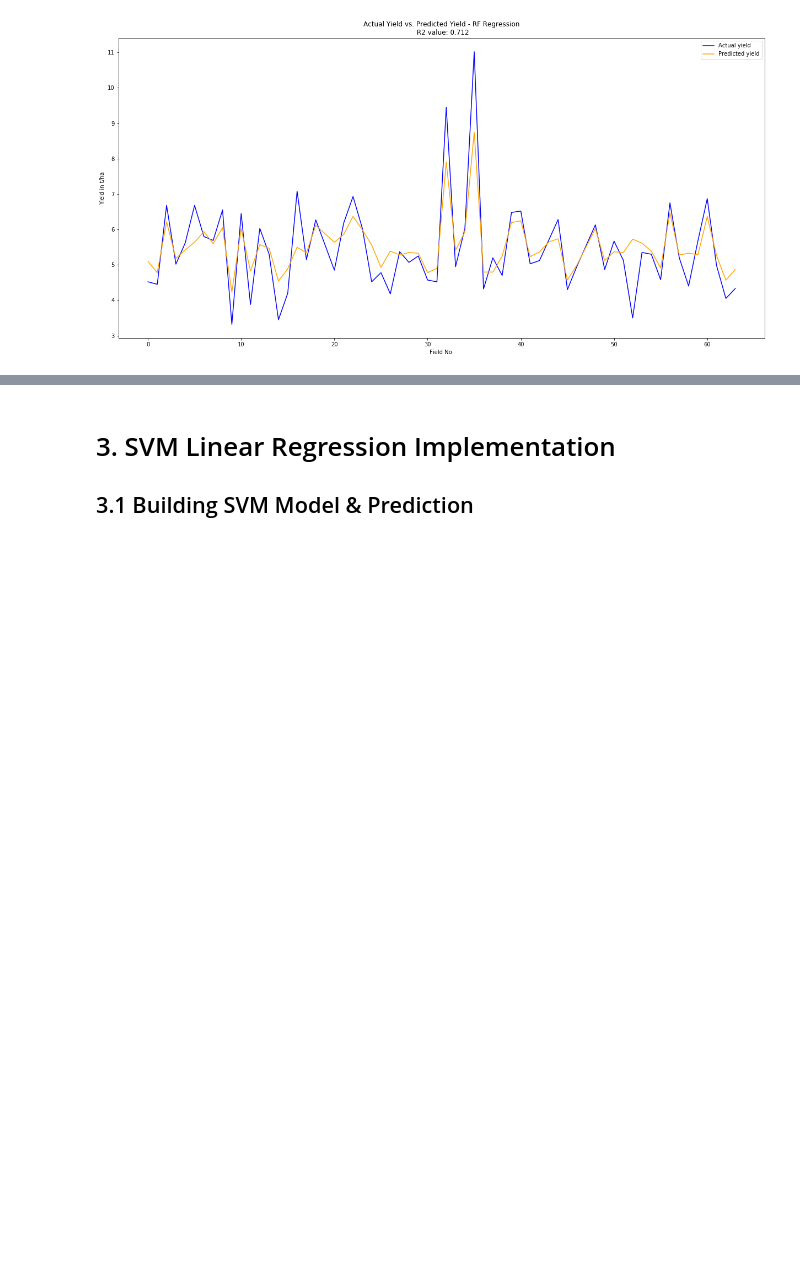
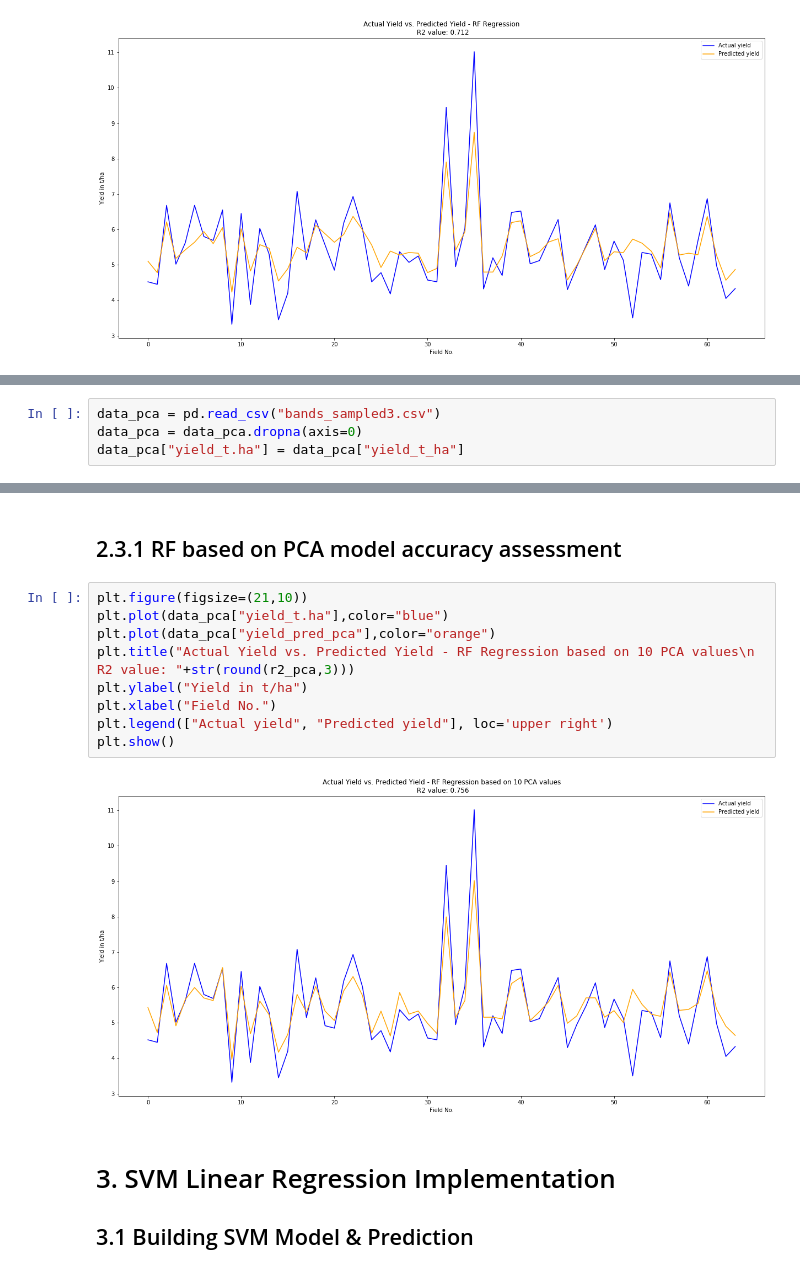
Before and after one commit to simon-donike/crop_yield_prediction_kenya, a Jupyter notebook: crop_yield.ipynb, the cells around one changed output, grey strips where cells are left out. Drawn from its saved outputs; the diff is of its cells as text; blank space fills up the shorter version.

```diff
--- a/crop_yield.ipynb
+++ b/crop_yield.ipynb
@@ -313,0 +322,4 @@ plt.show()
+# %%
+data_pca = pd.read_csv("bands_sampled3.csv")
+data_pca = data_pca.dropna(axis=0)
+data_pca["yield_t.ha"] = data_pca["yield_t_ha"]
@@ -314,3 +360,16 @@ plt.show()
+# %% [markdown]
+## 2.3.1 RF based on PCA model accuracy assessment
+# %%
+plt.figure(figsize=(21,10))
+plt.plot(data_pca["yield_t.ha"],color="blue")
+plt.plot(data_pca["yield_pred_pca"],color="orange")
+plt.title("Actual Yield vs. Predicted Yield - RF Regression based on 10 PCA values\n R2 value: "+str(round(r2_pca,3)))
+plt.ylabel("Yield in t/ha")
+plt.xlabel("Field No.")
+plt.legend(["Actual yield", "Predicted yield"], loc='upper right')
+plt.show()
+# %% [output]
+[figure, added]
 # %% [markdown]
 # 3. SVM Linear Regression Implementation
 ## 3.1 Building SVM Model & Prediction
```
Also changed, not shown: parts of 21 cells of this notebook, 2 other files.
